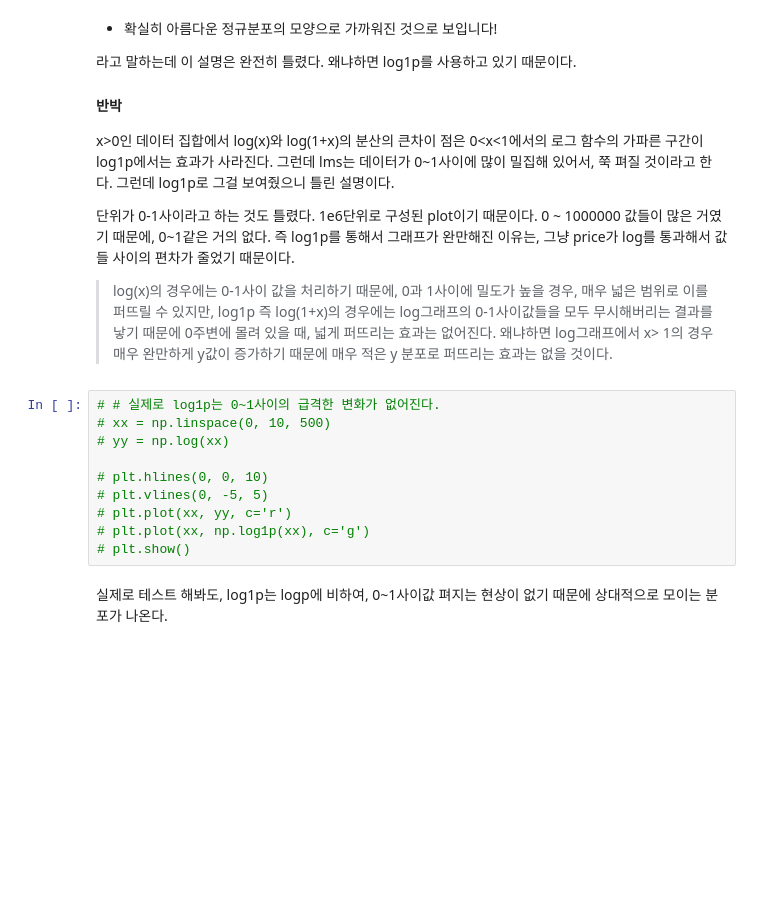
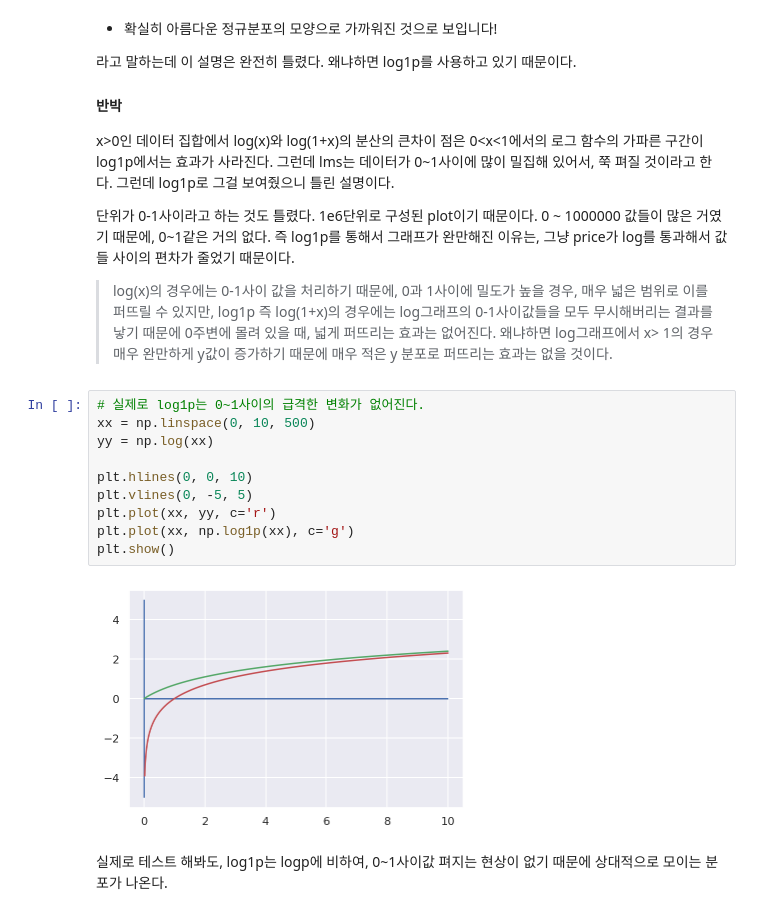
Before and after one commit to scvdx0/ai, a Jupyter notebook: ai/housing_price/0529_Housing_price.ipynb, the cells around one changed output. Saved outputs shown, nothing was run; the diff lists cells and outputs as text; blank space fills up the shorter version.

```diff
--- a/ai/housing_price/0529_Housing_price.ipynb
+++ b/ai/housing_price/0529_Housing_price.ipynb
@@ -194,15 +198,17 @@ x>0인 데이터 집합에서 log(x)와 log(1+x)의 분산의 큰차이 점은 0
 
 > log(x)의 경우에는 0-1사이 값을 처리하기 때문에, 0과 1사이에 밀도가 높을 경우, 매우 넓은 범위로 이를 퍼뜨릴 수 있지만, log1p 즉 log(1+x)의 경우에는 log그래프의 0-1사이값들을 모두 무시해버리는 결과를 낳기 때문에 0주변에 몰려 있을 때, 넓게 퍼뜨리는 효과는 없어진다. 왜냐하면 log그래프에서 x> 1의 경우 매우 완만하게 y값이 증가하기 때문에 매우 적은 y 분포로 퍼뜨리는 효과는 없을 것이다.
 # %%
-# # 실제로 log1p는 0~1사이의 급격한 변화가 없어진다.
-# xx = np.linspace(0, 10, 500)
-# yy = np.log(xx)
+# 실제로 log1p는 0~1사이의 급격한 변화가 없어진다.
+xx = np.linspace(0, 10, 500)
+yy = np.log(xx)
 
-# plt.hlines(0, 0, 10)
-# plt.vlines(0, -5, 5)
-# plt.plot(xx, yy, c='r')
-# plt.plot(xx, np.log1p(xx), c='g')
-# plt.show()
+plt.hlines(0, 0, 10)
+plt.vlines(0, -5, 5)
+plt.plot(xx, yy, c='r')
+plt.plot(xx, np.log1p(xx), c='g')
+plt.show()
+# %% [output]
+[figure, added]
 # %% [markdown]
 실제로 테스트 해봐도, log1p는 logp에 비하여, 0~1사이값 펴지는 현상이 없기 때문에 상대적으로 모이는 분포가 나온다.
 # %%
```
Also changed, not shown: parts of 38 cells of this notebook.
